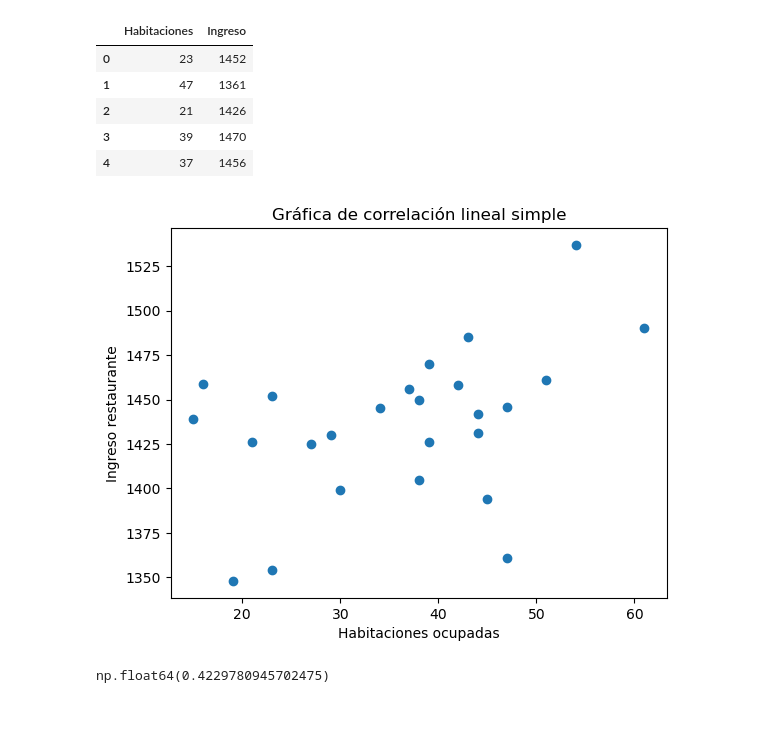
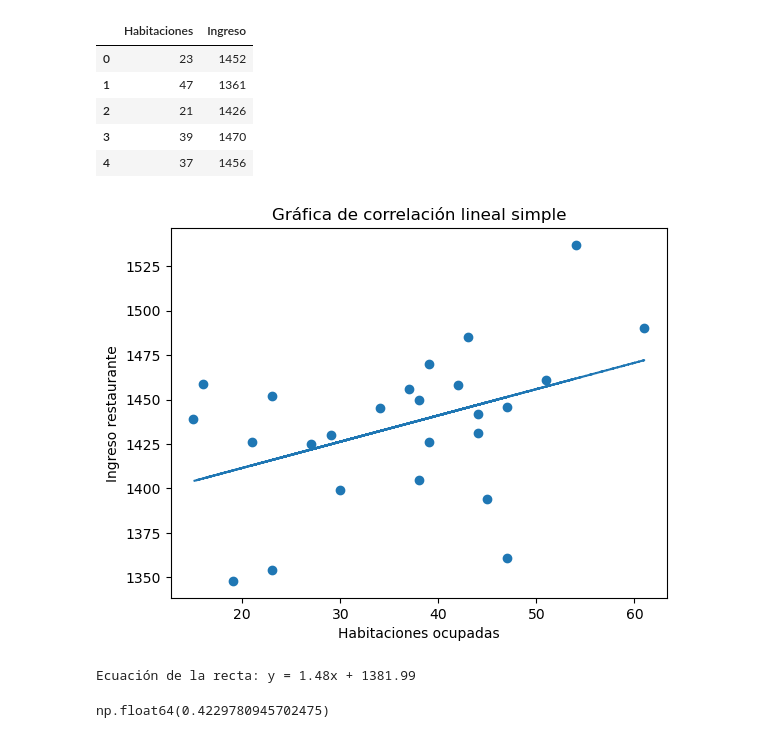
Before and after one commit to alexito0307/procesamiento_inteligente_de_datos, a Jupyter notebook: Repaso Parcial 1/Habitaciones.ipynb, the cells around one changed output. Cells and saved outputs as stored; diff of their text form; code cells hidden in the pictures.

Commit message:
habitaciones added

```diff
--- a/Repaso Parcial 1/Habitaciones.ipynb
+++ b/Repaso Parcial 1/Habitaciones.ipynb
@@ -27,12 +27,25 @@ df.head()
 # %%
 plt.figure()
 plt.scatter(df["Habitaciones"], df["Ingreso"])
+
+# Calcular línea de tendencia
+x = df["Habitaciones"]
+y = df["Ingreso"]
+
+m, b = np.polyfit(x, y, 1)  # pendiente y intercepto
+plt.plot(x, m*x + b, linestyle='--')  # línea de tendencia
+
 plt.xlabel("Habitaciones ocupadas")
 plt.ylabel("Ingreso restaurante")
 plt.title("Gráfica de correlación lineal simple")
+
 plt.show()
+
+# Mostrar ecuación
+print(f"Ecuación de la recta: y = {m:.2f}x + {b:.2f}")
 # %% [output]
-[figure, old version]
+[figure, new version]
+Ecuación de la recta: y = 1.48x + 1381.99
 # %%
 correlacion = df["Habitaciones"].corr(df["Ingreso"])
 correlacion
```
